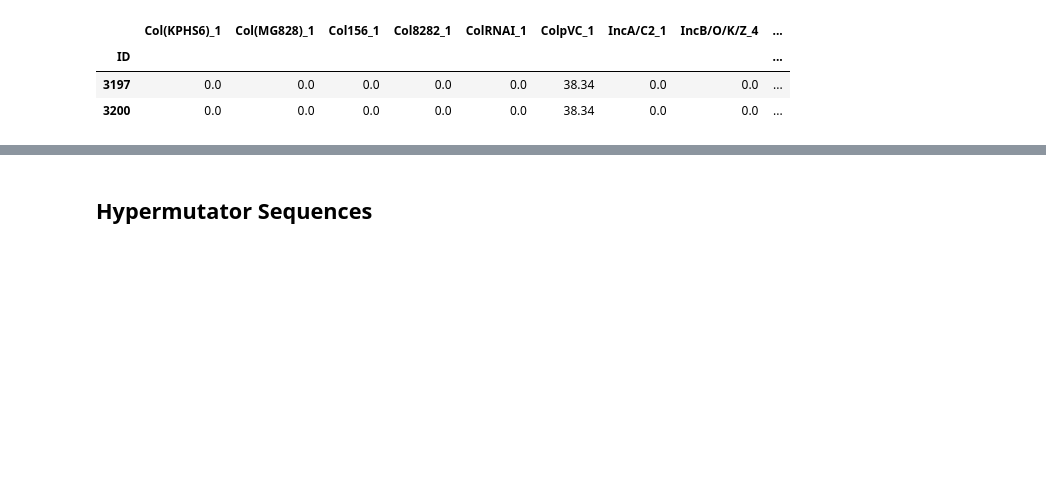
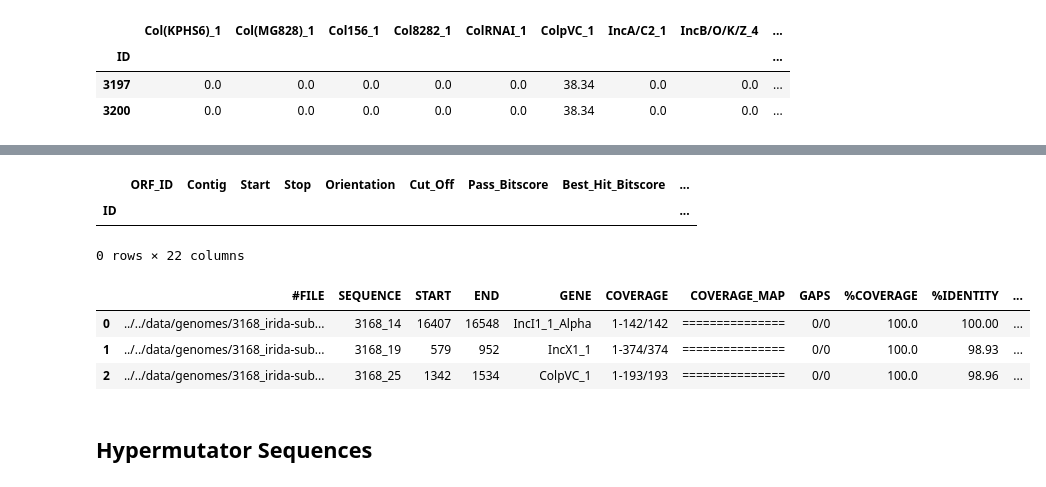
Before and after one commit to fmaguire/aafc_salmonella, a Jupyter notebook: salmonella_analyses.ipynb, the cells around one changed output, grey strips where cells are left out. Drawn from its saved outputs; the diff is of its cells as text; code cells hidden in the pictures; blank space fills up the shorter version.

```diff
--- a/salmonella_analyses.ipynb
+++ b/salmonella_analyses.ipynb
@@ -1667,3 +1694,29 @@ ID
 | ID |  |  |  |  |  |  |  |  | ... |
 | 3197 | 0.0 | 0.0 | 0.0 | 0.0 | 0.0 | 38.34 | 0.0 | 0.0 | ... |
 | 3200 | 0.0 | 0.0 | 0.0 | 0.0 | 0.0 | 38.34 | 0.0 | 0.0 | ... |
+# %%
+import gzip
+from Bio import SeqIO
+for genome_plasmids in glob('analyses/plasmids/*.tab'):
+    df = pd.read_csv(genome_plasmids, sep='\t')
+    ID = genome_plasmids.split('/')[-1].replace('.tab', '')
+
+    contigs = {}
+    for plasmid, contig in zip(df['GENE'].values, df['SEQUENCE'].values):
+        if contig not in contigs:
+            contigs.update({contig: [plasmid]})
+        else:
+            contigs[contig].append(plasmid)
+            print(contigs[contig])
+
+    genome = df['#FILE'][0].replace('../../', '')
+
+    with gzip.open(genome, "r") as fh:
+        with open('analyses/plasmids/plasmid_contigs/'+ID+".fas", 'w') as out_fh:
+            for line in fh:
+                line = line.decode('utf-8').strip()
+                if line.startswith('>'):
+                    acc = line.replace('>', '').split()[0]
+                    if acc in contigs:
+                        out_fh.write(">" + acc + '__' + "_".join(contigs[acc]) + '\n')
+                        out_fh.write(next(fh).decode('utf-8'))
@@ -1670,3 +1741,16 @@ ID
+# %%
+rgi_results[rgi_results['Contig'] == contig]
+# %% [output]
+|  | ORF_ID | Contig | Start | Stop | Orientation | Cut_Off | Pass_Bitscore | Best_Hit_Bitscore | ... |
+| ID |  |  |  |  |  |  |  |  | ... |
+0 rows × 22 columns
+# %%
+df
+# %% [output]
+|  | #FILE | SEQUENCE | START | END | GENE | COVERAGE | COVERAGE_MAP | GAPS | %COVERAGE | %IDENTITY | ... |
+| 0 | ../../data/genomes/3168_irida-sub... | 3168_14 | 16407 | 16548 | IncI1_1_Alpha | 1-142/142 | =============== | 0/0 | 100.0 | 100.00 | ... |
+| 1 | ../../data/genomes/3168_irida-sub... | 3168_19 | 579 | 952 | IncX1_1 | 1-374/374 | =============== | 0/0 | 100.0 | 98.93 | ... |
+| 2 | ../../data/genomes/3168_irida-sub... | 3168_25 | 1342 | 1534 | ColpVC_1 | 1-193/193 | =============== | 0/0 | 100.0 | 98.96 | ... |
 # %% [markdown]
 
 ## Hypermutator Sequences
```
Also changed, not shown: parts of 10 cells of this notebook, 10 other files.
